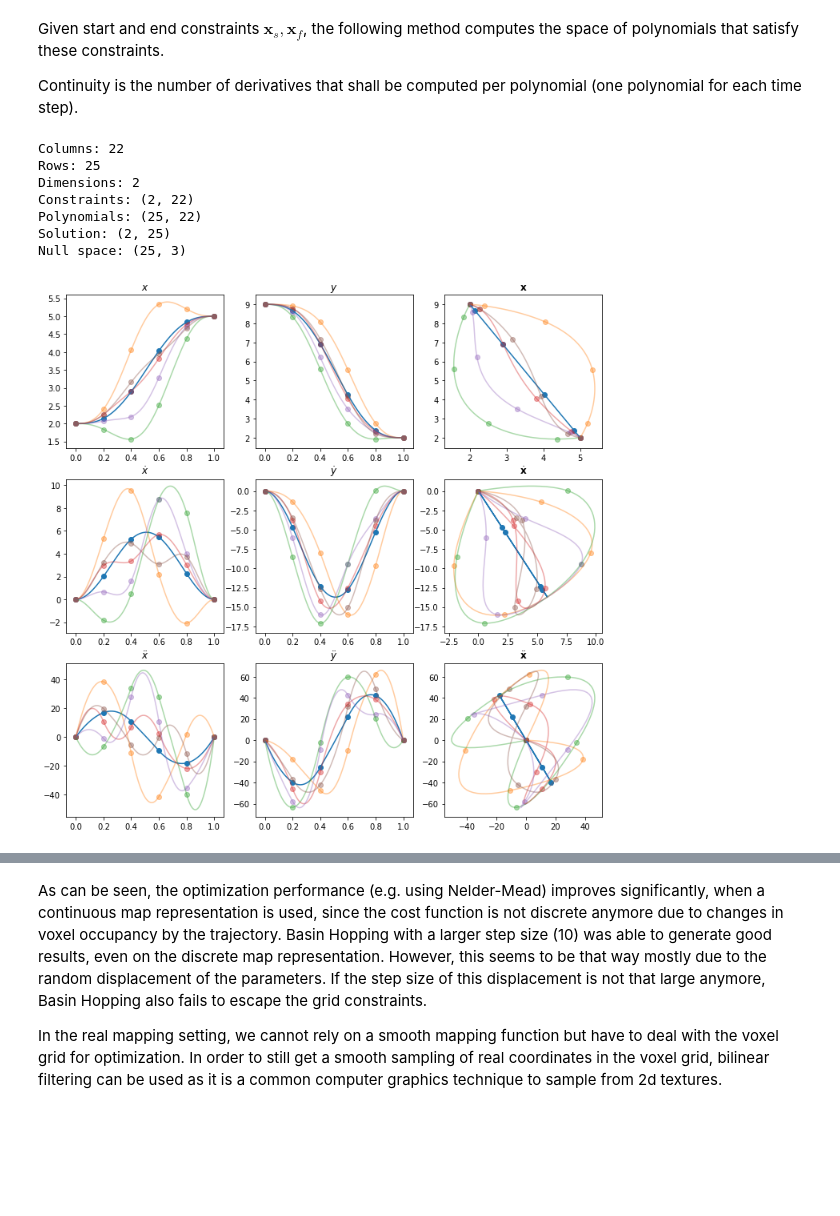
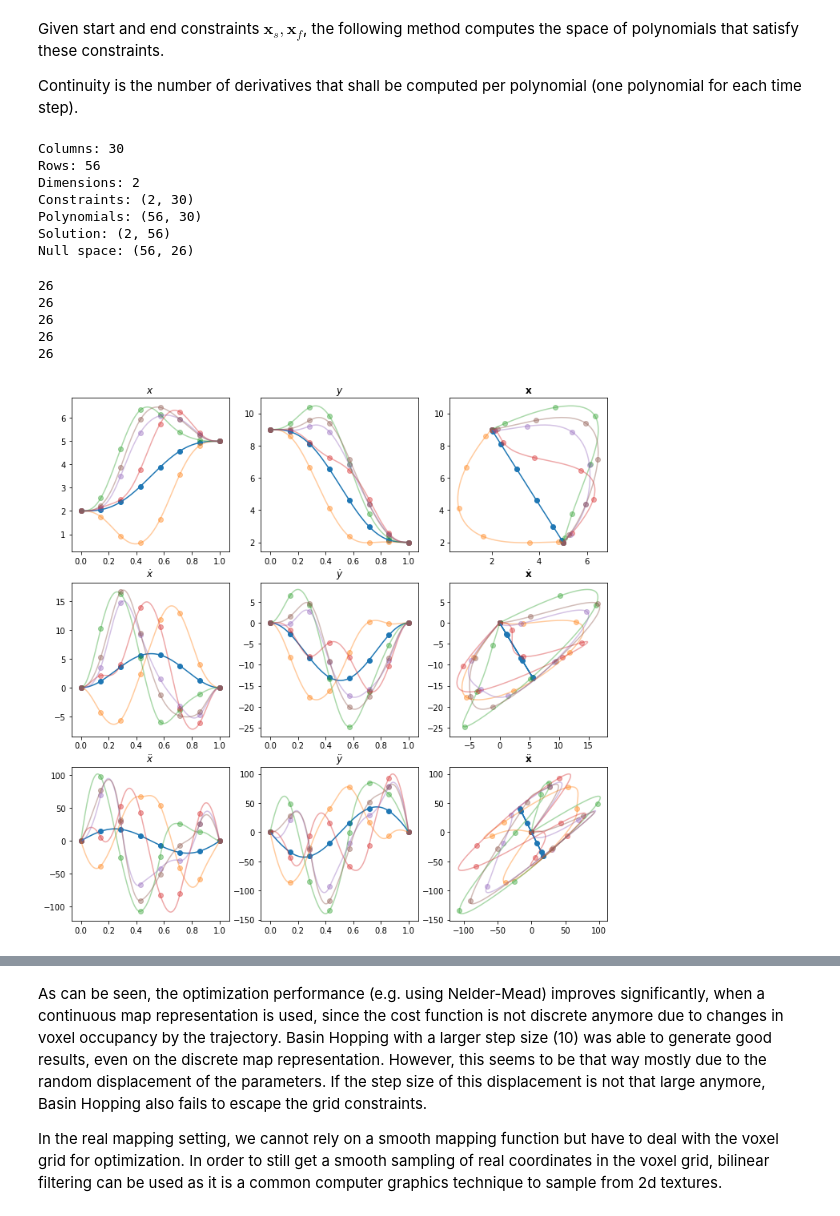
Before and after one commit to pnvyshnav/smap_PD, a Jupyter notebook: stats/Min Snap Trajectory.ipynb, the cells around one changed output, grey strips where cells are left out. Cells and saved outputs as stored; diff of their text form; code cells hidden in the pictures; blank space fills up the shorter version.

```diff
--- a/stats/Min Snap Trajectory.ipynb
+++ b/stats/Min Snap Trajectory.ipynb
@@ -198,20 +198,20 @@ def piecewise_min_snap(x_s, x_f, times, degree=4):
 
 x_s = np.array([[2, 0, 0], [9, 0, 0]])
 x_f = np.array([[5, 0, 0], [2, 0, 0]])
-degree = 4
-times = np.linspace(0, 1, 6)
+degree = 7
+times = np.linspace(0, 1, 8)
 solution, free = piecewise_min_snap(x_s, x_f, times, degree)
 # %% [output]
-Columns: 22
-Rows: 25
+Columns: 30
+Rows: 56
 Dimensions: 2
-Constraints: (2, 22)
-Polynomials: (25, 22)
-Solution: (2, 25)
-Null space: (25, 3)
+Constraints: (2, 30)
+Polynomials: (56, 30)
+Solution: (2, 56)
+Null space: (56, 26)
 # %%
 %matplotlib inline
-def trajectory_curve(sol, intermediary=20):
+def trajectory_curve(sol, intermediary=20, equal_arc_length=True):
     curve = []
     ts = []
     dots = []
@@ -227,7 +227,7 @@ def trajectory_curve(sol, intermediary=20):
             ts.append(t1 + j*step)
         if i == len(times)-2:
             dots.append(np.polyval(poly, t2-t1))
-    return ts, curve, dots
+    return ts, np.array(curve), dots
 
 def trajectory_dots(sol):
     dots = []
@@ -254,7 +254,7 @@ def trajectory_curve_derivation(sol, der=1, intermediary=20):
             ts.append(t1 + j*step)
         if i == len(times)-2:
             dots.append(np.polyval(poly, t2-t1))
-    return ts, curve, dots
+    return ts, np.array(curve), dots
 
 def trajectory_dots_derivation(sol, der=1, intermediary=20):
     dots = []
@@ -281,7 +281,8 @@ ax3.plot(xs, ys)
 ax3.scatter(xdots, ydots)
 rs = []
 for k in range(5):
-    r = 500 * (np.random.rand(free.shape[1], 1) - 0.5)
+    print free.shape[1]
+    r = 1500 * (np.random.rand(free.shape[1], 1) - 0.5)
     rs.append(r)
     sol = solution + free.dot(r).T
     _, xs, xdots = trajectory_curve(sol[0,:].reshape((-1, dd)))
@@ -310,31 +311,36 @@ for r in rs:
     ax4.plot(ts, xs, alpha=0.4)
     ax4.scatter(times, xdots, alpha=0.4)
     _, ys, ydots = trajectory_curve_derivation(sol[1,:].reshape((-1, dd)))
     ax5.plot(ts, ys, alpha=0.4)
     ax5.scatter(times, ydots, alpha=0.4)
     ax6.plot(xs, ys, alpha=0.4)
     ax6.scatter(xdots, ydots, alpha=0.4)
 
 ax7.set_title("$\\ddot{x}$")
 ax8.set_title("$\\ddot{y}$")
 ax9.set_title("$\\ddot{\\bf x}$")
 ts, xs, xdots = trajectory_curve_derivation(solution[0,:].reshape((-1, dd)), der=2)
 ax7.plot(ts, xs)
 ax7.scatter(times, xdots)
 _, ys, ydots = trajectory_curve_derivation(solution[1,:].reshape((-1, dd)), der=2)
 ax8.plot(ts, ys)
 ax8.scatter(times, ydots)
 ax9.plot(xs, ys)
 ax9.scatter(xdots, ydots)
 for r in rs:
     sol = solution + free.dot(r).T
     _, xs, xdots = trajectory_curve_derivation(sol[0,:].reshape((-1, dd)), der=2)
     ax7.plot(ts, xs, alpha=0.4)
     ax7.scatter(times, xdots, alpha=0.4)
     _, ys, ydots = trajectory_curve_derivation(sol[1,:].reshape((-1, dd)), der=2)
     ax8.plot(ts, ys, alpha=0.4)
     ax8.scatter(times, ydots, alpha=0.4)
     ax9.plot(xs, ys, alpha=0.4)
     ax9.scatter(xdots, ydots, alpha=0.4)
 # %% [output]
+26
+26
+26
+26
+26
-[figure, old version]
+[figure, new version]
```
Also changed, not shown: parts of 29 cells of this notebook.
